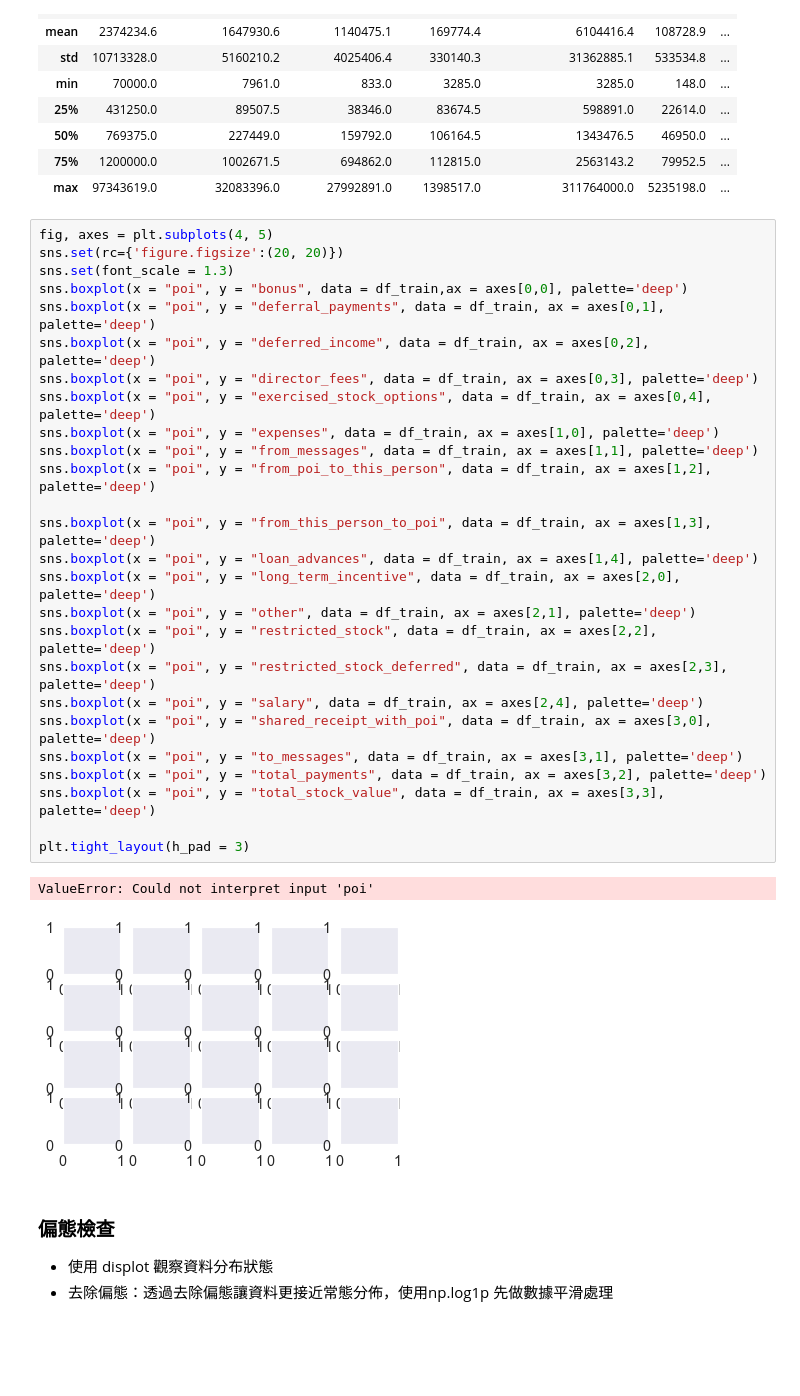
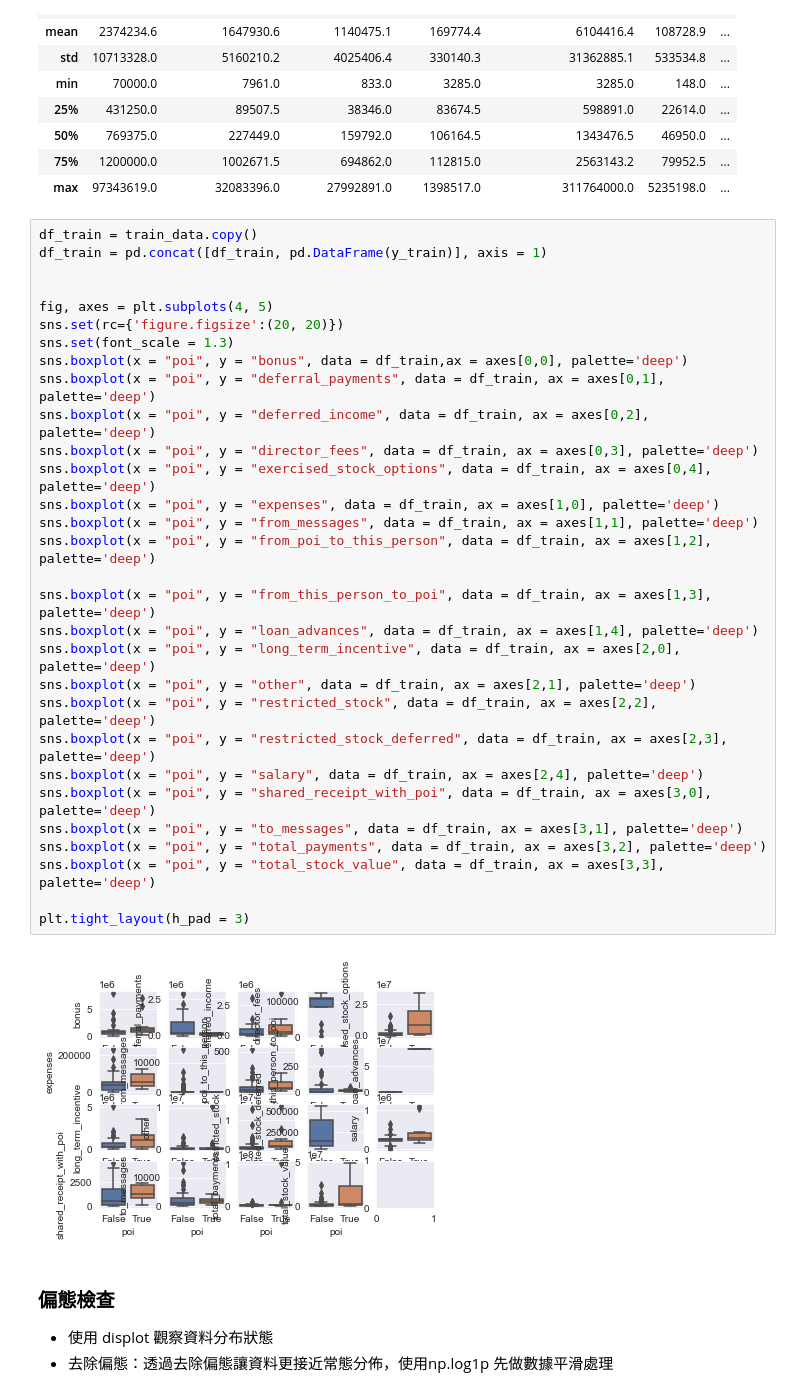
Before and after one commit to ALINYIWEN/Kaggle-Competitions, a Jupyter notebook: Enron Fraud.ipynb, the cells around one changed output. Cells and saved outputs as stored; diff of their text form; blank space fills up the shorter version.

```diff
--- a/Enron Fraud.ipynb
+++ b/Enron Fraud.ipynb
@@ -216,34 +216,37 @@ X.describe().round(1)
 | 75% | 1200000.0 | 1002671.5 | 694862.0 | 112815.0 | 2563143.2 | 79952.5 | ... |
 | max | 97343619.0 | 32083396.0 | 27992891.0 | 1398517.0 | 311764000.0 | 5235198.0 | ... |
 # %%
+df_train = train_data.copy()
+df_train = pd.concat([df_train, pd.DataFrame(y_train)], axis = 1)
+
+
 fig, axes = plt.subplots(4, 5)
 sns.set(rc={'figure.figsize':(20, 20)})
 sns.set(font_scale = 1.3)
 sns.boxplot(x = "poi", y = "bonus", data = df_train,ax = axes[0,0], palette='deep')
 sns.boxplot(x = "poi", y = "deferral_payments", data = df_train, ax = axes[0,1], palette='deep')
 sns.boxplot(x = "poi", y = "deferred_income", data = df_train, ax = axes[0,2], palette='deep')
 sns.boxplot(x = "poi", y = "director_fees", data = df_train, ax = axes[0,3], palette='deep')
 sns.boxplot(x = "poi", y = "exercised_stock_options", data = df_train, ax = axes[0,4], palette='deep')
 sns.boxplot(x = "poi", y = "expenses", data = df_train, ax = axes[1,0], palette='deep')
 sns.boxplot(x = "poi", y = "from_messages", data = df_train, ax = axes[1,1], palette='deep')
 sns.boxplot(x = "poi", y = "from_poi_to_this_person", data = df_train, ax = axes[1,2], palette='deep')
 
 sns.boxplot(x = "poi", y = "from_this_person_to_poi", data = df_train, ax = axes[1,3], palette='deep')
 sns.boxplot(x = "poi", y = "loan_advances", data = df_train, ax = axes[1,4], palette='deep')
 sns.boxplot(x = "poi", y = "long_term_incentive", data = df_train, ax = axes[2,0], palette='deep')
 sns.boxplot(x = "poi", y = "other", data = df_train, ax = axes[2,1], palette='deep')
 sns.boxplot(x = "poi", y = "restricted_stock", data = df_train, ax = axes[2,2], palette='deep')
 sns.boxplot(x = "poi", y = "restricted_stock_deferred", data = df_train, ax = axes[2,3], palette='deep')
 sns.boxplot(x = "poi", y = "salary", data = df_train, ax = axes[2,4], palette='deep')
 sns.boxplot(x = "poi", y = "shared_receipt_with_poi", data = df_train, ax = axes[3,0], palette='deep')
 sns.boxplot(x = "poi", y = "to_messages", data = df_train, ax = axes[3,1], palette='deep')
 sns.boxplot(x = "poi", y = "total_payments", data = df_train, ax = axes[3,2], palette='deep')
 sns.boxplot(x = "poi", y = "total_stock_value", data = df_train, ax = axes[3,3], palette='deep')
 
 plt.tight_layout(h_pad = 3)
 # %% [output]
-ValueError: Could not interpret input 'poi'
-[figure, old version]
+[figure, new version]
 # %% [markdown]
 ### 偏態檢查
 - 使用 displot 觀察資料分布狀態
```
Also changed, not shown: parts of 16 cells of this notebook.
